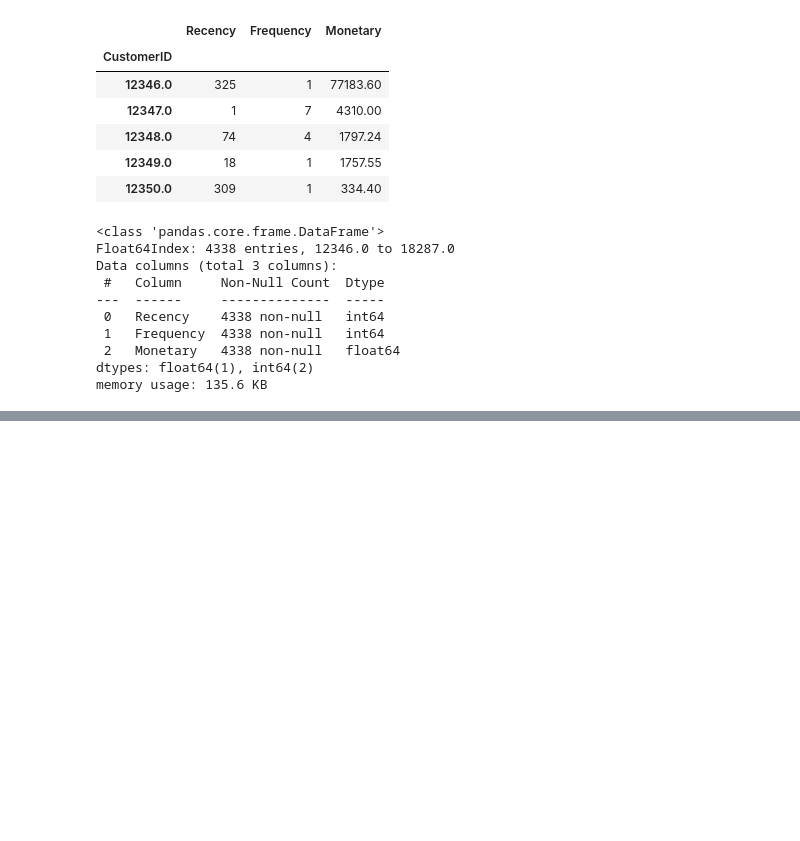
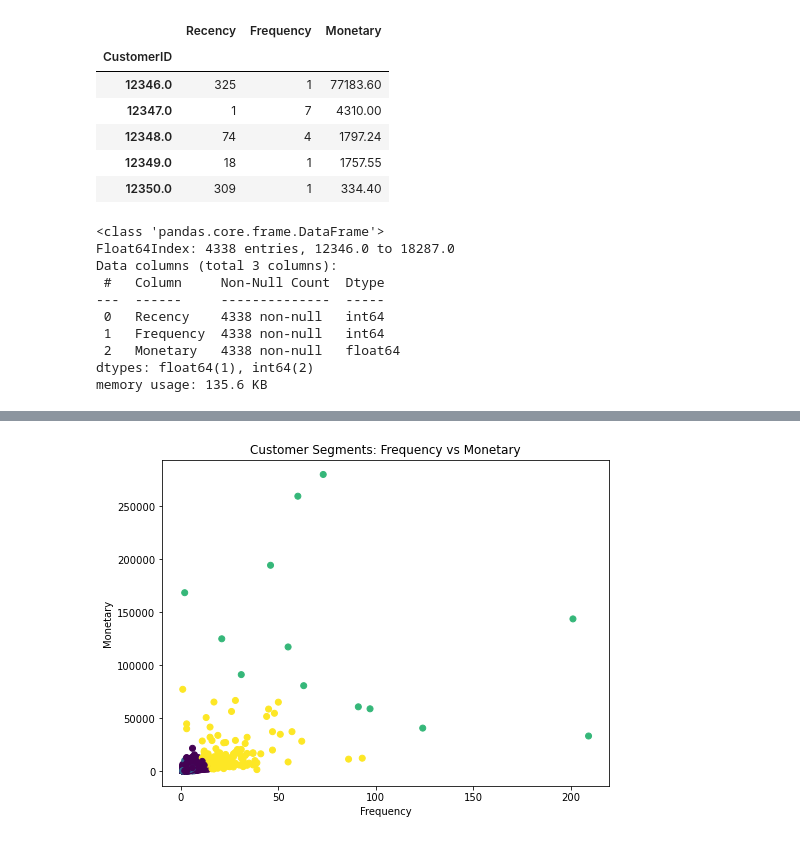
Before and after one commit to hellenmureithi/Customer-Segmentation-RFM-Analysis, a Jupyter notebook: index.ipynb, the cells around one changed output, grey strips where cells are left out. Cells and saved outputs as stored; diff of their text form; code cells hidden in the pictures; blank space fills up the shorter version.

Commit message:
did clustering and segmentation

```diff
--- a/index.ipynb
+++ b/index.ipynb
@@ -307,0 +312,8 @@ memory usage: 135.6 KB
+# %%
+pipe = Pipeline([
+    ('scaler', StandardScaler()),
+    ('KMeans', KMeans(n_clusters=4, random_state=42))
+])
+features = rfm[['Recency', 'Frequency','Monetary']]
+
+rfm['Cluster'] = pipe.fit_predict(features)
@@ -307,0 +401,9 @@ memory usage: 135.6 KB
+# %%
+# Segmenting the customers according to clusters
+rfm['Segment'] = rfm['Cluster'].map({
+    2: 'VIP',
+    3: 'Loyal',
+    0: 'Potential',
+    1: 'At Risk'
+})
+rfm
@@ -307,0 +428,11 @@ memory usage: 135.6 KB
+# %%
+import matplotlib.pyplot as plt
+
+plt.figure(figsize=(8,6))
+plt.scatter(rfm['Frequency'], rfm['Monetary'], c=rfm['Cluster'])
+plt.xlabel('Frequency')
+plt.ylabel('Monetary')
+plt.title('Customer Segments: Frequency vs Monetary')
+plt.show()
+# %% [output]
+[figure, added]
```
Also changed, not shown: parts of 19 cells of this notebook.
